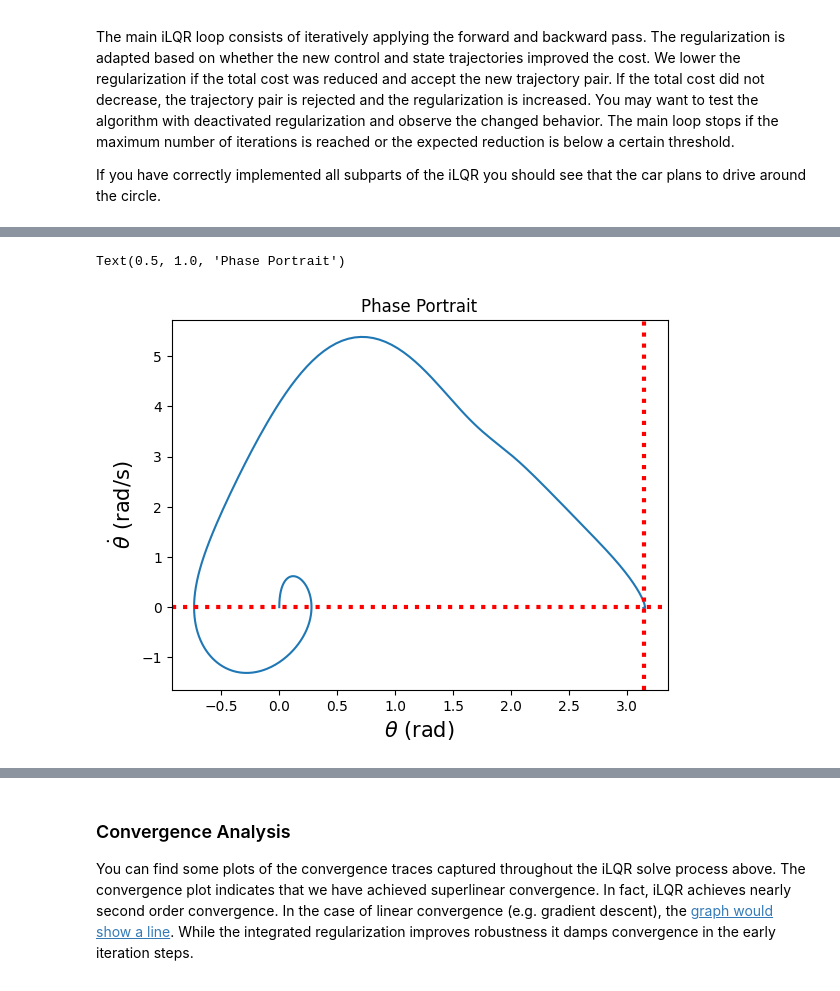
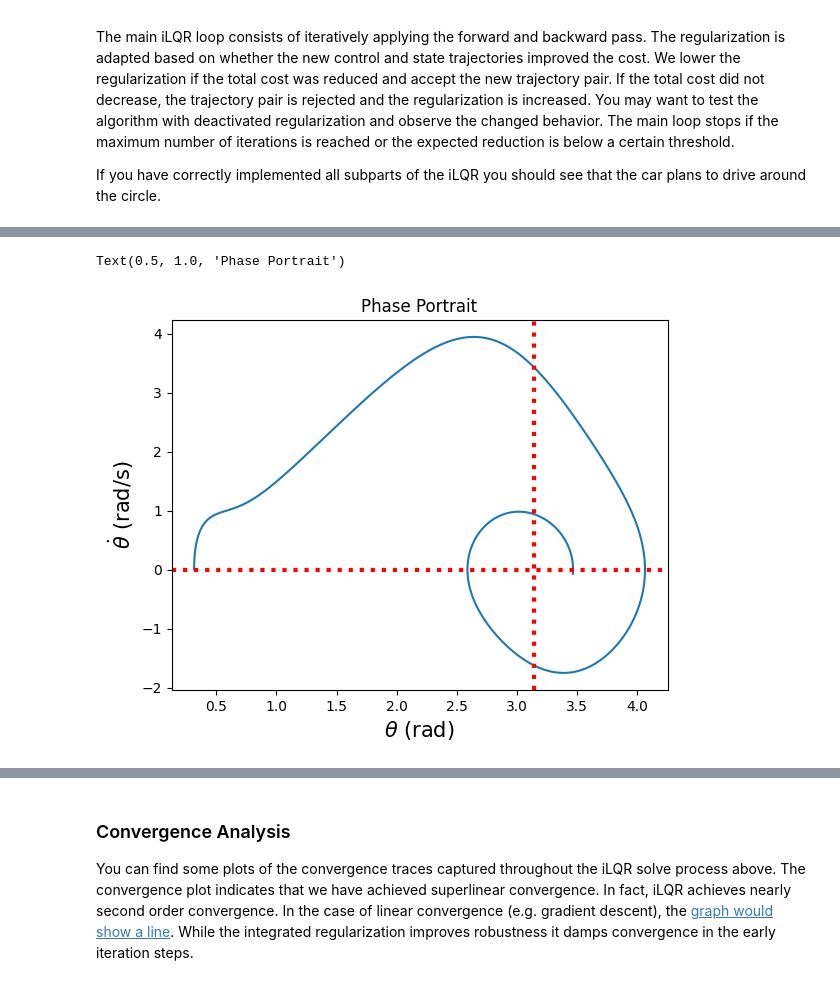
Before and after one commit to Solomon-GC/LQGnet, a Jupyter notebook: iLQG/ilqr_pen_on_cart_stanford_lecture.ipynb, the cells around one changed output, grey strips where cells are left out. Cells and saved outputs as stored; diff of their text form; code cells hidden in the pictures.

Commit message:
lqr vs ilqr

```diff
--- a/iLQG/ilqr_pen_on_cart_stanford_lecture.ipynb
+++ b/iLQG/ilqr_pen_on_cart_stanford_lecture.ipynb
@@ -43,0 +49,9 @@ t = np.linspace(0, T, num_time_pts)
+# %%
+n_x = 4
+n_u = 1
+
+m_p = 0.3 #1.0     # pendulum (bob) mass [kg]
+m_c = 1.0     # cart mass [kg]
+g = 9.81      # gravity [m/s^2]
+l = 1.0       # length of a rod [m]
+d = 0
@@ -43,0 +78,7 @@ t = np.linspace(0, T, num_time_pts)
+# %%
+# Design LQR controller
+Qw = np.array([[500, 0, 0, 0],[0, 1, 0, 0],[0, 0, 500, 0], [0, 0, 0, 1]])
+Rw = 1
+A = get_A_lin()
+B = get_B_lin()
+L, S, E = control.lqr(A, B, Qw, Rw)
@@ -122,18 +208,17 @@ def rollout(x0, u_trj):
 # %% [markdown]
 We define the stage cost function $\ell$ and final cost function $\ell_f$. The goal of these cost functions is to drive the vehicle along a circle with radius $r$ around the origin with a desired speed.
 # %%
-x_goal = np.array([0.0, 0.0, np.pi, 0.0])
 def cost_stage(x, u):
     m = sym if x.dtype == object else np # Check type for autodiff
     n_x = x.shape[0]
-    Q = np.array([[50, 0, 0, 0],[0, 1, 0, 0],[0, 0, 50, 0], [0, 0, 0, 1]])
+    Q = np.array([[500, 0, 0, 0],[0, 1, 0, 0],[0, 0, 500, 0], [0, 0, 0, 1]])
     R = 1
     return (x-x_goal).T@Q@(x-x_goal) + R*(u**2)[0]
 
 def cost_final(x):
     m = sym if x.dtype == object else np # Check type for autodiff
     n_x = x.shape[0]
-    Q = np.array([[50, 0, 0, 0],[0, 1, 0, 0],[0, 0, 50, 0], [0, 0, 0, 1]])
+    Q = np.array([[500, 0, 0, 0],[0, 1, 0, 0],[0, 0, 500, 0], [0, 0, 0, 1]])
     return (x-x_goal).T@Q@(x-x_goal)
 # %% [markdown]
 Your next task is to write the total cost function of the state and control trajectory. This is simply the sum of all stages over the control horizon and the objective from general problem formulation above.
@@ -370 +555,23 @@ The backward pass starts from the terminal boundary condition $V(\mathbf{x}[N])
+# %%
+def backward_pass(x_trj, u_trj, regu):
+    k_trj = np.zeros([u_trj.shape[0], u_trj.shape[1]])
+    K_trj = np.zeros([u_trj.shape[0], u_trj.shape[1], x_trj.shape[1]])
+    expected_cost_redu = 0
+    # Set terminal boundary condition here (V_x, V_xx)
+    V_x, V_xx = derivs.final(x_trj[-1])
+
+    for n in range(u_trj.shape[0]-1, -1, -1):
+        # First compute derivatives, then the Q-terms
+        l_x, l_u, l_xx, l_ux, l_uu, f_x, f_u = derivs.stage(x_trj[n], u_trj[n])
+        Q_x, Q_u, Q_xx, Q_ux, Q_uu = Q_terms(l_x, l_u, l_xx, l_ux, l_uu, f_x, f_u, V_x, V_xx)
+        # We add regularization to ensure that Q_uu is invertible and nicely conditioned
+        # i.e., we apply regularization term to the local cost to account for the non-positive-definite second order
+        # Hessian's computed on the cost:
+        Q_uu_regu = Q_uu + np.eye(Q_uu.shape[0])*regu
+        k, K = gains(Q_uu_regu, Q_u, Q_ux)
+        k_trj[n,:] = k
+        K_trj[n,:,:] = K
+        V_x, V_xx = V_terms(Q_x, Q_u, Q_xx, Q_ux, Q_uu, K, k)
+        expected_cost_redu += expected_cost_reduction(Q_u, Q_uu, k)
+    return k_trj, K_trj, expected_cost_redu
 # %%
@@ -522,13 +756,13 @@ plt.tight_layout()
 # %%
-plt.plot(x_trj[:,2], x_trj[:,3])
+plt.plot(x_trj_ilqr[:,2], x_trj_ilqr[:,3])
 plt.axvline(x = np.pi, color = 'r', lw=3, linestyle=':')
 plt.axhline(y = 0, color = 'r', lw=3, linestyle=':')
 plt.xlabel(r"$\theta$ (rad)", fontsize=15)
 plt.ylabel(r'$\dot{\theta}$ (rad/s)', fontsize=15)
 plt.title("Phase Portrait")
 # %% [output]
 Text(0.5, 1.0, 'Phase Portrait')
-[figure, old version]
+[figure, new version]
 # %%
 plt.subplots(figsize=(10,6))
 # Plot results
```
Also changed, not shown: parts of 16 cells of this notebook.
